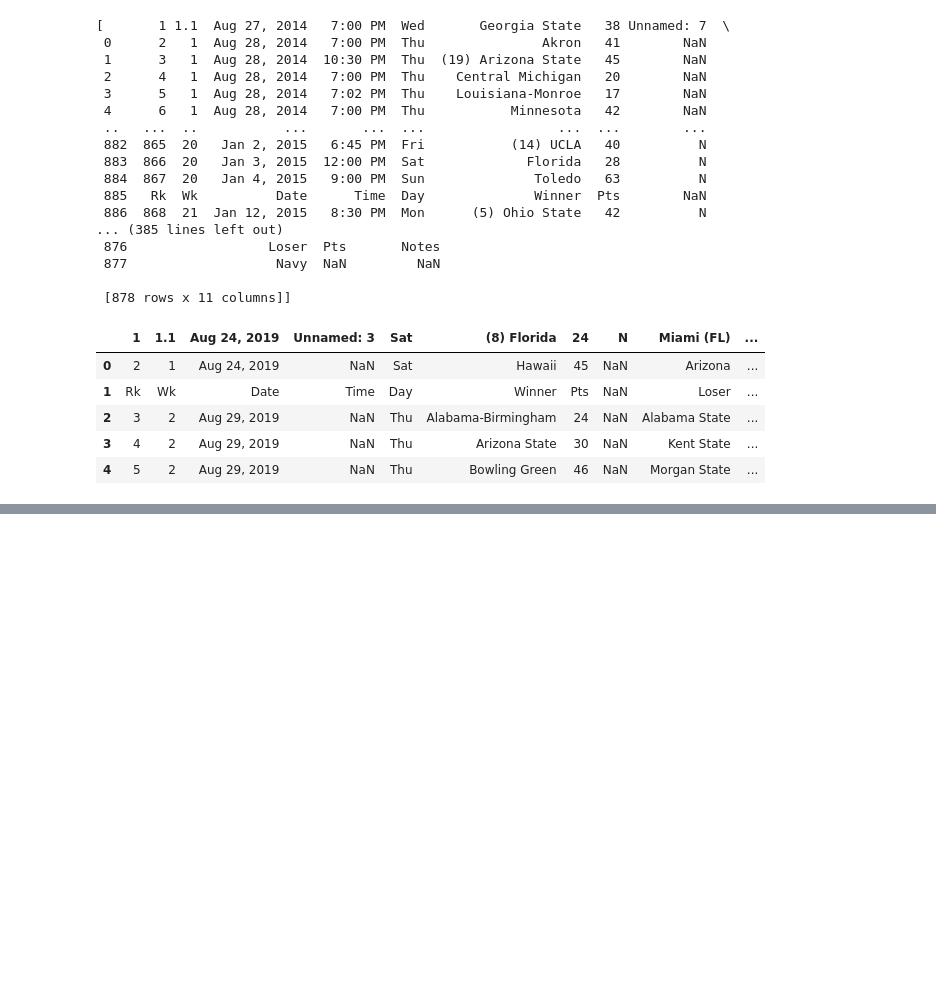
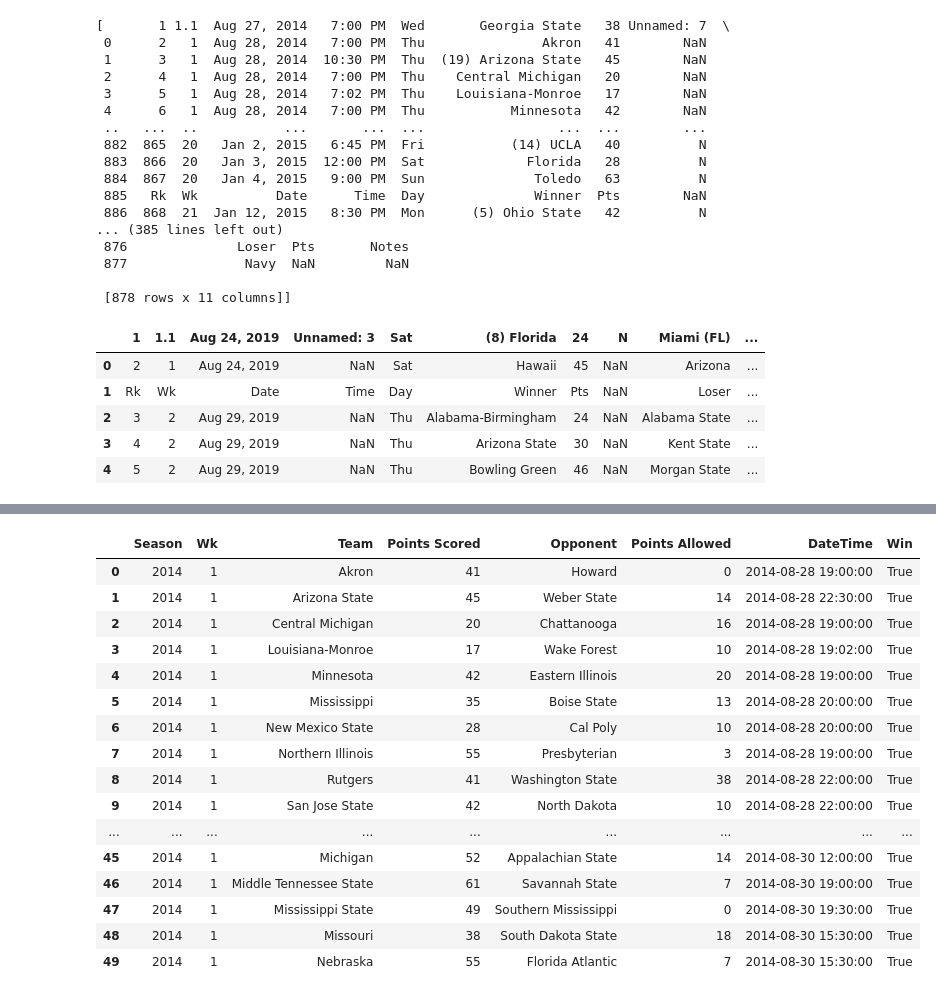
Before and after one commit to mehrazahsan/CS-7375-, a Jupyter notebook: get_data.ipynb, the cells around one changed output, grey strips where cells are left out. Saved outputs shown, nothing was run; the diff lists cells and outputs as text; code cells hidden in the pictures; blank space fills up the shorter version.

```diff
--- a/get_data.ipynb
+++ b/get_data.ipynb
@@ -221,3 +204,30 @@ reshaped_df
+# %%
+# Drop problematic rows
+reshaped_df = reshaped_df[
+    (reshaped_df['Season'] != 'Wk') &
+    (reshaped_df['Team'] != 'Loser') &
+    (reshaped_df['Opponent'] != 'Pts')
+]
+
+reshaped_df.head(50)
+# %% [output]
+|  | Season | Wk | Team | Points Scored | Opponent | Points Allowed | DateTime | Win |
+| 0 | 2014 | 1 | Akron | 41 | Howard | 0 | 2014-08-28 19:00:00 | True |
+| 1 | 2014 | 1 | Arizona State | 45 | Weber State | 14 | 2014-08-28 22:30:00 | True |
+| 2 | 2014 | 1 | Central Michigan | 20 | Chattanooga | 16 | 2014-08-28 19:00:00 | True |
+| 3 | 2014 | 1 | Louisiana-Monroe | 17 | Wake Forest | 10 | 2014-08-28 19:02:00 | True |
+| 4 | 2014 | 1 | Minnesota | 42 | Eastern Illinois | 20 | 2014-08-28 19:00:00 | True |
+| 5 | 2014 | 1 | Mississippi | 35 | Boise State | 13 | 2014-08-28 20:00:00 | True |
+| 6 | 2014 | 1 | New Mexico State | 28 | Cal Poly | 10 | 2014-08-28 20:00:00 | True |
+| 7 | 2014 | 1 | Northern Illinois | 55 | Presbyterian | 3 | 2014-08-28 19:00:00 | True |
+| 8 | 2014 | 1 | Rutgers | 41 | Washington State | 38 | 2014-08-28 22:00:00 | True |
+| 9 | 2014 | 1 | San Jose State | 42 | North Dakota | 10 | 2014-08-28 22:00:00 | True |
+| ... | ... | ... | ... | ... | ... | ... | ... | ... |
+| 45 | 2014 | 1 | Michigan | 52 | Appalachian State | 14 | 2014-08-30 12:00:00 | True |
+| 46 | 2014 | 1 | Middle Tennessee State | 61 | Savannah State | 7 | 2014-08-30 19:00:00 | True |
+| 47 | 2014 | 1 | Mississippi State | 49 | Southern Mississippi | 0 | 2014-08-30 19:30:00 | True |
+| 48 | 2014 | 1 | Missouri | 38 | South Dakota State | 18 | 2014-08-30 15:30:00 | True |
+| 49 | 2014 | 1 | Nebraska | 55 | Florida Atlantic | 7 | 2014-08-30 15:30:00 | True |
 # %%
 # Sort data by DateTime so everything is synchronized
 df = reshaped_df.sort_values("DateTime")
```
Also changed, not shown: parts of 13 cells of this notebook, 2 other files.
